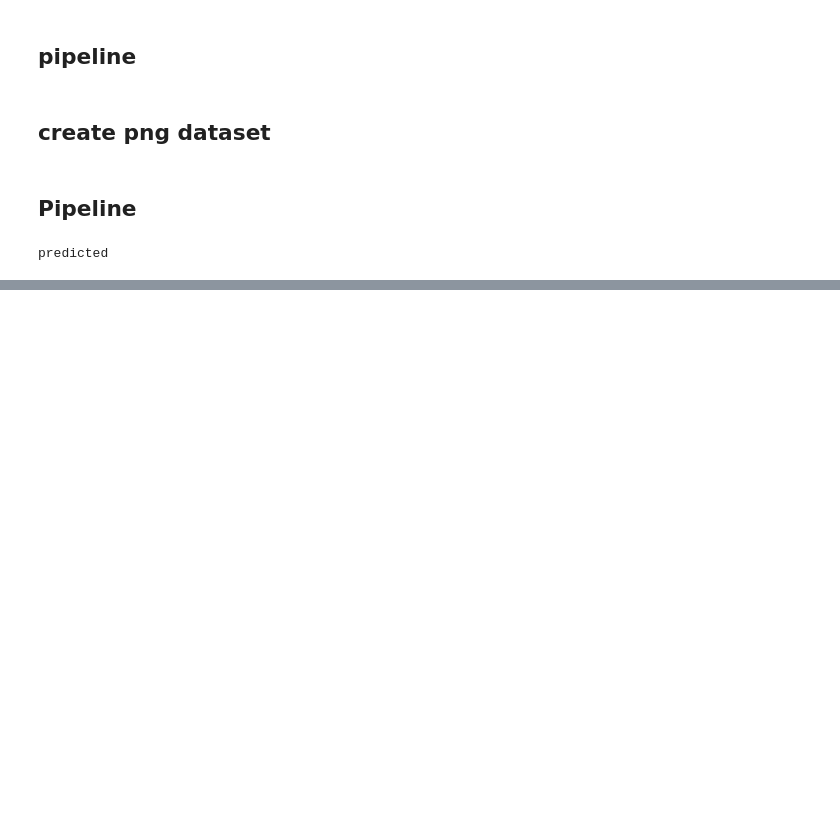
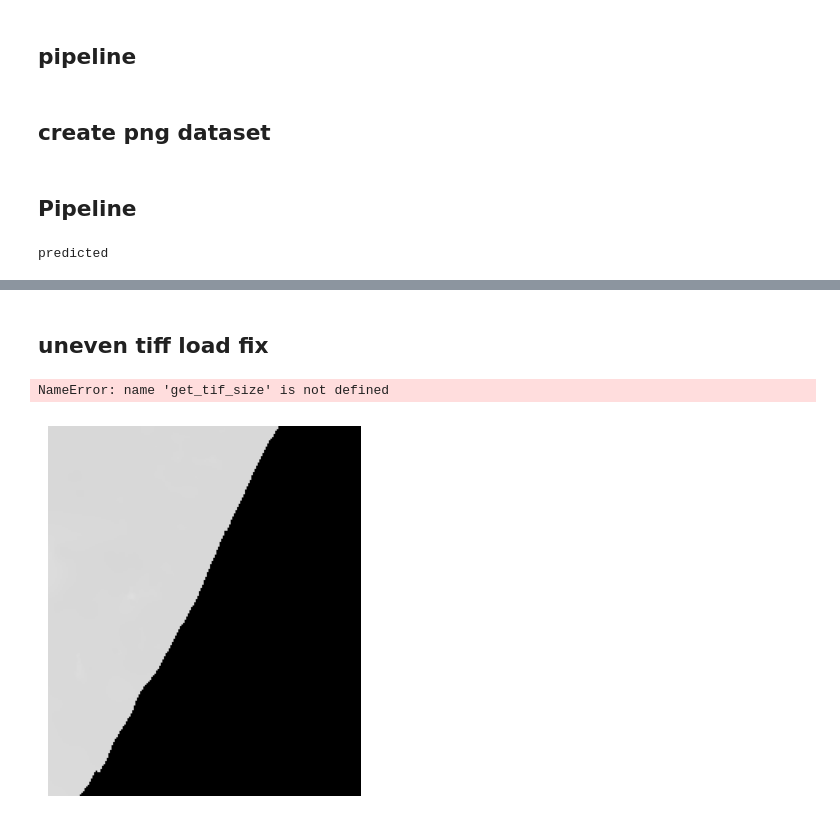
Before and after one commit to Aerial-Image-Categorization/CanopyMapping, a Jupyter notebook: src/01_image-preprocessing.ipynb, the cells around one changed output, grey strips where cells are left out. Saved outputs shown, nothing was run; the diff lists cells and outputs as text; code cells hidden in the pictures; blank space fills up the shorter version.

Commit message:
solution for pngs with uneven size found

```diff
--- a/src/01_image-preprocessing.ipynb
+++ b/src/01_image-preprocessing.ipynb
@@ -602,0 +598,24 @@ print(test_shp.shape)
+# %% [markdown]
+## uneven tiff load fix
+# %%
+tif_path = '../data/tiles/original/tile_tif_2_4.tif'
+
+tif_file = gdal.Open(tif_path)
+get_tif_size(tif_path)
+# %% [output]
+NameError: name 'get_tif_size' is not defined
+# %%
+import matplotlib.pyplot as plt
+from PIL import Image
+
+# Open the TIF file
+image = Image.open(tif_path)
+
+# Convert the image to a NumPy array
+image_array = plt.imread(tif_path)
+# Plot the image
+plt.imshow(image_array)
+plt.axis('off')  # Turn off axis
+plt.show()
+# %% [output]
+[figure, added]
```
Also changed, not shown: parts of 7 cells of this notebook.
